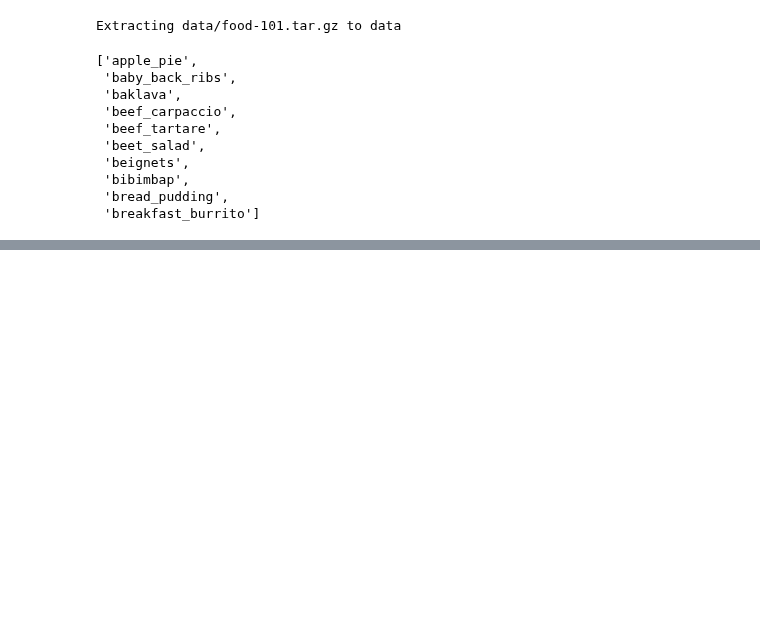
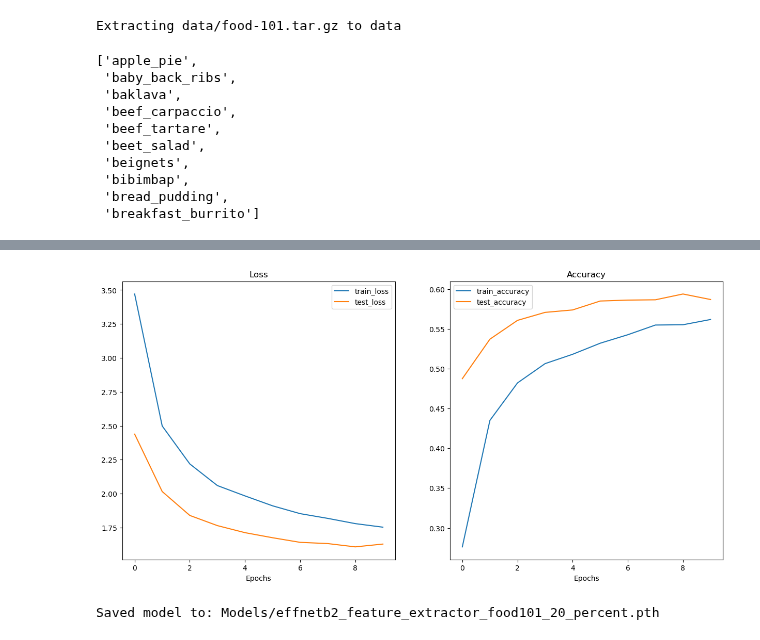
Before and after one commit to tituslhy/symmetrical-octo-spork, a Jupyter notebook: Notebooks/10. FoodVision.ipynb, the cells around one changed output, grey strips where cells are left out. Drawn from its saved outputs; the diff is of its cells as text; code cells hidden in the pictures; blank space fills up the shorter version.

Commit message:
trained on 101 classes

```diff
--- a/Notebooks/10. FoodVision.ipynb
+++ b/Notebooks/10. FoodVision.ipynb
@@ -133,0 +138,7 @@ food101_class_names[:10]
+# %%
+BATCH_SIZE = 32
+NUM_WORKERS = 2 if os.cpu_count() <= 4 else 4
+SEED = 42
+LR = 1e-3
+EPOCHS = 10
+device = get_device()
@@ -133,0 +163,5 @@ food101_class_names[:10]
+# %%
+train_data_food101_20_percent, _ = split_dataset(dataset = train_data)
+test_data_food101_20_percent, _ = split_dataset(dataset = test_data)
+
+len(train_data_food101_20_percent), len(test_data_food101_20_percent)
@@ -133,0 +172,24 @@ food101_class_names[:10]
+# %%
+train_dataloader_food101 = torch.utils.data.DataLoader(train_data_food101_20_percent,
+                                                       batch_size=BATCH_SIZE,
+                                                       shuffle=True,
+                                                       num_workers=NUM_WORKERS)
+test_dataloader_food101 = torch.utils.data.DataLoader(test_data_food101_20_percent,
+                                                      batch_size=BATCH_SIZE,
+                                                      shuffle=False,
+                                                      num_workers=NUM_WORKERS)
+# %%
+torch.manual_seed(SEED)
+torch.mps.manual_seed(SEED)
+
+optimizer = torch.optim.Adam(params = model.parameters(), lr = LR)
+# loss_fn = torch.nn.CrossEntropyLoss(label_smoothing = 0.1) throws a `NotImplementedError: The operator 'aten::masked_scatter_' is not currently implemented for the MPS device.`
+loss_fn = torch.nn.CrossEntropyLoss()
+
+results = engine.train(model = model.to(device),
+                       train_dataloader = train_dataloader_food101,
+                       test_dataloader = test_dataloader_food101,
+                       optimizer = optimizer,
+                       loss_fn = loss_fn,
+                       epochs = EPOCHS,
+                       device = device)
@@ -133,0 +207,12 @@ food101_class_names[:10]
+# %%
+plot_loss_curves(results)
+# %% [output]
+[figure, added]
+# %%
+effnetb2_food101_model_path = "effnetb2_feature_extractor_food101_20_percent.pth"
+
+save_model(root_dir = "Models",
+           model_name = effnetb2_food101_model_path,
+           model = model)
+# %% [output]
+Saved model to: Models/effnetb2_feature_extractor_food101_20_percent.pth
```
Also changed, not shown: parts of 4 cells of this notebook.
